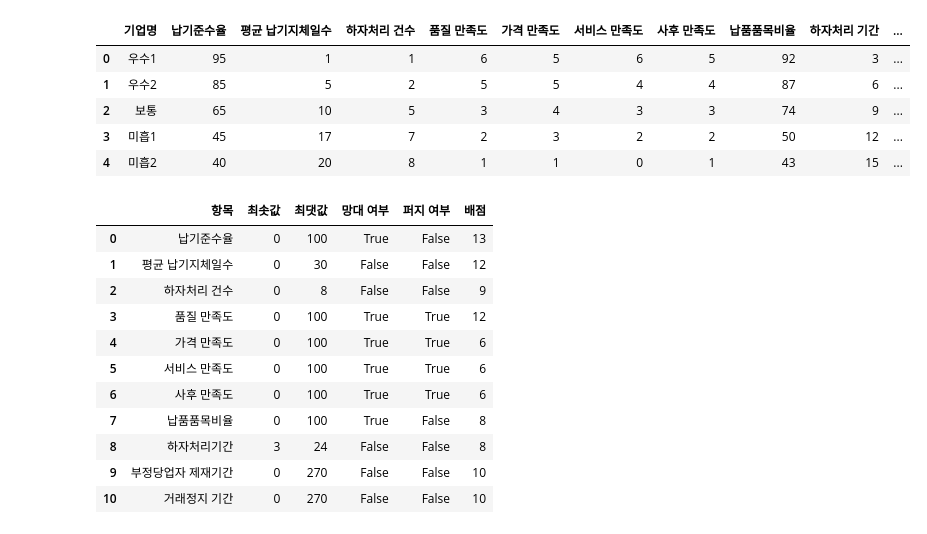
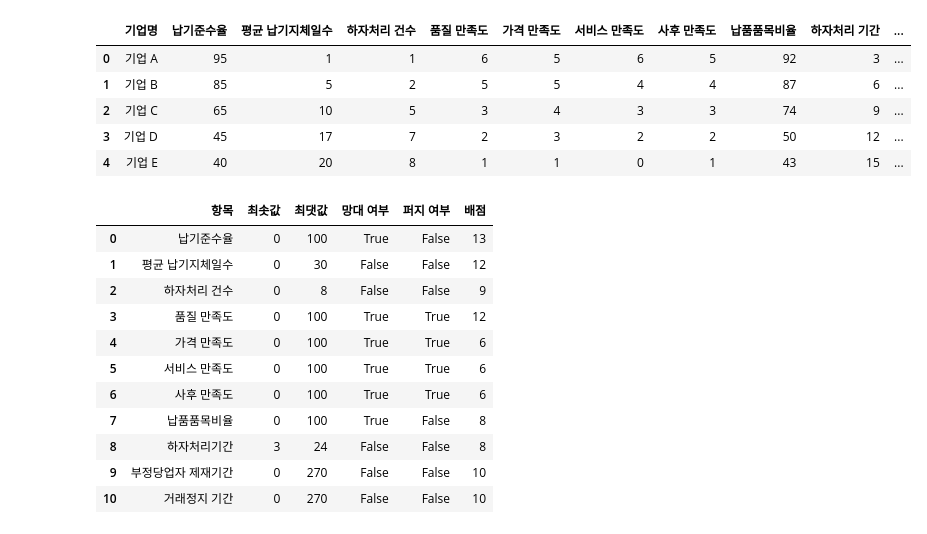
Before and after one commit to 98jaemin/procurement_contest, a Jupyter notebook: fuzzy_satisfication_model.ipynb, the cells around one changed output. Saved outputs shown, nothing was run; the diff lists cells and outputs as text; code cells hidden in the pictures.

```diff
--- a/fuzzy_satisfication_model.ipynb
+++ b/fuzzy_satisfication_model.ipynb
@@ -2,17 +2,17 @@
 import numpy as np
 import pandas as pd
 import matplotlib.pyplot as plt
-# %%
-input_data = pd.read_csv('./data/만족도모델_입력데이터2.csv', encoding='cp949')
-
-input_data
-# %% [output]
-|  | 기업명 | 납기준수율 | 평균 납기지체일수 | 하자처리 건수 | 품질 만족도 | 가격 만족도 | 서비스 만족도 | 사후 만족도 | 납품품목비율 | 하자처리 기간 | ... |
-| 0 | 우수1 | 95 | 1 | 1 | 6 | 5 | 6 | 5 | 92 | 3 | ... |
-| 1 | 우수2 | 85 | 5 | 2 | 5 | 5 | 4 | 4 | 87 | 6 | ... |
-| 2 | 보통 | 65 | 10 | 5 | 3 | 4 | 3 | 3 | 74 | 9 | ... |
-| 3 | 미흡1 | 45 | 17 | 7 | 2 | 3 | 2 | 2 | 50 | 12 | ... |
-| 4 | 미흡2 | 40 | 20 | 8 | 1 | 1 | 0 | 1 | 43 | 15 | ... |
+# %%
+input_an = pd.read_csv('./data/만족도모델_입력데이터_기업명.csv', encoding='cp949')
+
+input_an
+# %% [output]
+|  | 기업명 | 납기준수율 | 평균 납기지체일수 | 하자처리 건수 | 품질 만족도 | 가격 만족도 | 서비스 만족도 | 사후 만족도 | 납품품목비율 | 하자처리 기간 | ... |
+| 0 | 기업 A | 95 | 1 | 1 | 6 | 5 | 6 | 5 | 92 | 3 | ... |
+| 1 | 기업 B | 85 | 5 | 2 | 5 | 5 | 4 | 4 | 87 | 6 | ... |
+| 2 | 기업 C | 65 | 10 | 5 | 3 | 4 | 3 | 3 | 74 | 9 | ... |
+| 3 | 기업 D | 45 | 17 | 7 | 2 | 3 | 2 | 2 | 50 | 12 | ... |
+| 4 | 기업 E | 40 | 20 | 8 | 1 | 1 | 0 | 1 | 43 | 15 | ... |
 # %%
 # 평가항목 정보
 dline_rate = {'항목' : '납기준수율', '최솟값' : 0, '최댓값' : 100, '망대 여부' : True, '퍼지 여부' : False, '배점' : 13}
```
Also changed, not shown: parts of 2 cells of this notebook.
